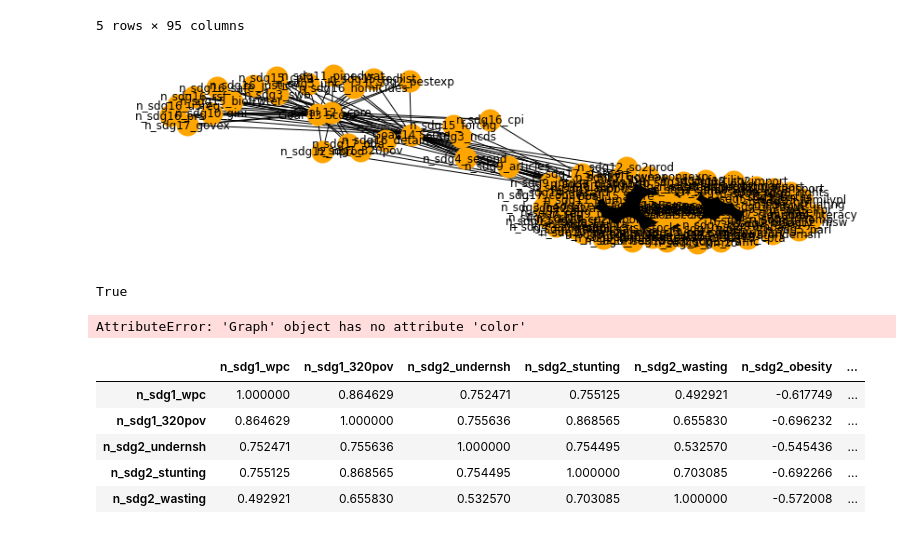
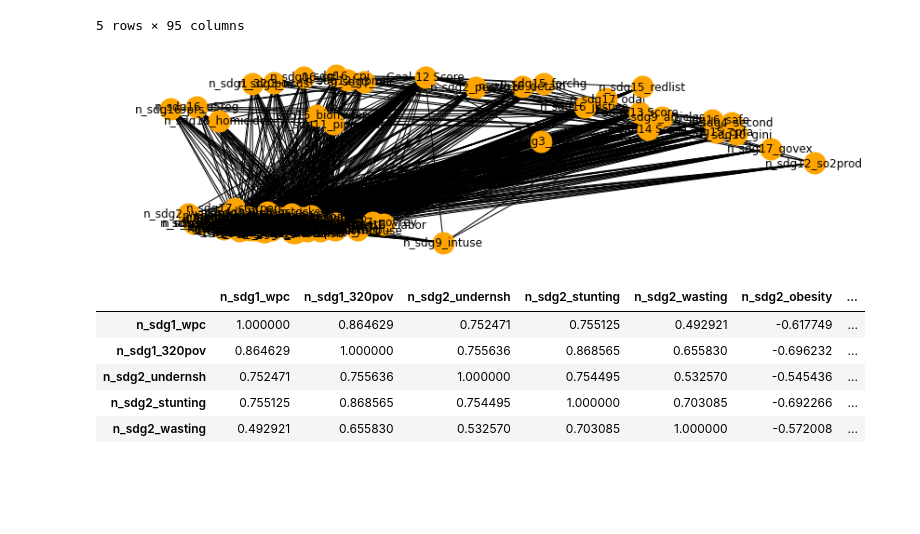
Before and after one commit to ericssimpson/sustainable-development-modeling, a Jupyter notebook: sdg_analysis.ipynb, the cells around one changed output. Saved outputs shown, nothing was run; the diff lists cells and outputs as text; code cells hidden in the pictures; blank space fills up the shorter version.

Commit message:
bipartite gml

```diff
--- a/sdg_analysis.ipynb
+++ b/sdg_analysis.ipynb
@@ -101,59 +101,29 @@ sdg_bipart_pearson.head()
 # %%
 graph_sdg_b = nx.empty_graph(0)
 sdg_b_labels = {}
 
-A = sp.sparse.csr_matrix(sdg_bipart_pearson.values>0)
+A = sp.sparse.csr_matrix(sdg_bipart_pearson.values)
 n, m = A.shape
 
 sdg_names = list(sdg_bipart_pearson.index)
 graph_sdg_b.add_nodes_from(sdg_names, bipartite=0)
 for i in range(n):
     sdg_b_labels[i] = sdg_names[i]
 
 sdg_sub_names = list(sdg_bipart_pearson.columns)
 graph_sdg_b.add_nodes_from(sdg_sub_names, bipartite=1)
 for i in range(n, n+m):
     sdg_b_labels[i] = sdg_sub_names[i - len(range(n, n+m))]
 
 triples = ((sdg_b_labels[u], sdg_b_labels[n + v], d) for (u, v, d) in _generate_weighted_edges(A))
 graph_sdg_b.add_weighted_edges_from(triples)
 
-colors = nx.bipartite.color(graph_sdg_b)
-for node in colors:
-    if colors[node] == 0:
-        colors[node] == 'orange'
-    else:
-        colors[node] == 'blue'
-colors = list(colors.values())
-
-'''
-#pos = nx.bipartite_layout(graph_sdg_b)
-pos = {}
-pos.update((i, (i - m/2, 1)) for i in range(m))
-pos.update((i, (i - m - n/2, 0)) for i in range(m, m + n))
-'''
-#nx.write_gml(graph_sdg_b, 'sdg_and_sub_bipartite.gml')
-
 fig, ax = plt.subplots()
 fig.set_size_inches(15, 4)
 nx.draw(graph_sdg_b, with_labels=True, node_color='orange', node_size=400, edge_color='black', linewidths=4, font_size=12)
+#nx.write_gml(graph_sdg_b, 'sdg_and_sub_bipartite.gml')
 # %% [output]
-[figure, old version]
+[figure, new version]
-# %%
-B = nx.Graph()
-# Add nodes with the node attribute "bipartite"
-B.add_nodes_from([1, 2, 3, 4], bipartite=0)
-B.add_nodes_from(["a", "b", "c"], bipartite=1)
-# Add edges only between nodes of opposite node sets
-B.add_edges_from([(1, "a"), (1, "b"), (2, "b"), (2, "c"), (3, "c"), (4, "a")])
-bottom_nodes, top_nodes = nx.bipartite.sets(B)
-top_nodes = {n for n, d in B.nodes(data=True) if d["bipartite"] == 0}
-bottom_nodes = set(B) - top_nodes
-print(nx.is_bipartite())
-nx.draw(B, with_labels=True, node_color='orange', node_size=400, edge_color='black', linewidths=4, font_size=12, pos=nx.spring_layout(B, k=0.15, weight='value', iterations=50))
-# %% [output]
-True
-AttributeError: 'Graph' object has no attribute 'color'
 # %%
 sdg_sub_pearson = sdg_pearson_data[list(sdg_sub_goals.keys())]
 sdg_sub_pearson = sdg_sub_pearson.loc[list(sdg_sub_goals.keys())]
```
Also changed, not shown: 1 other file.
